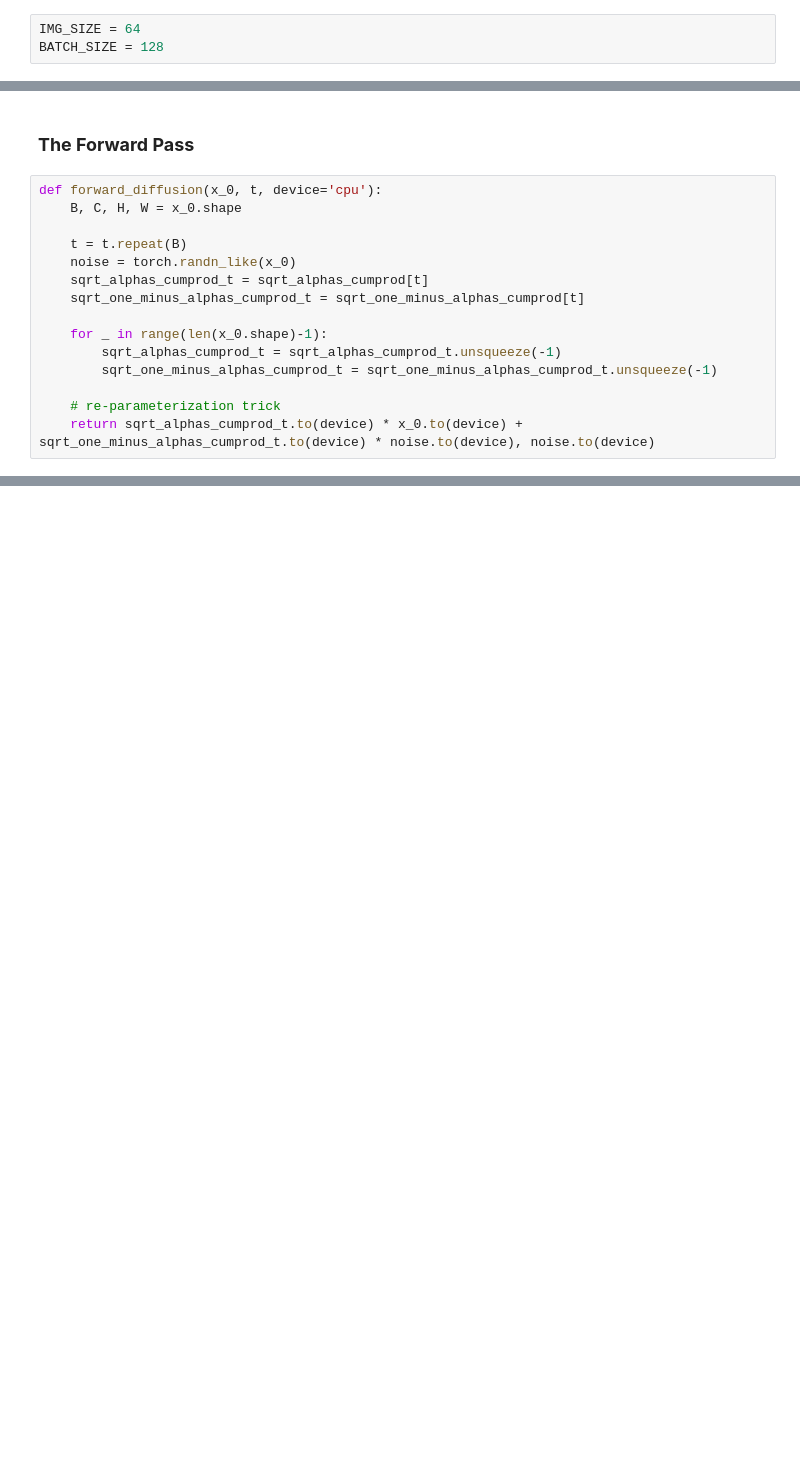
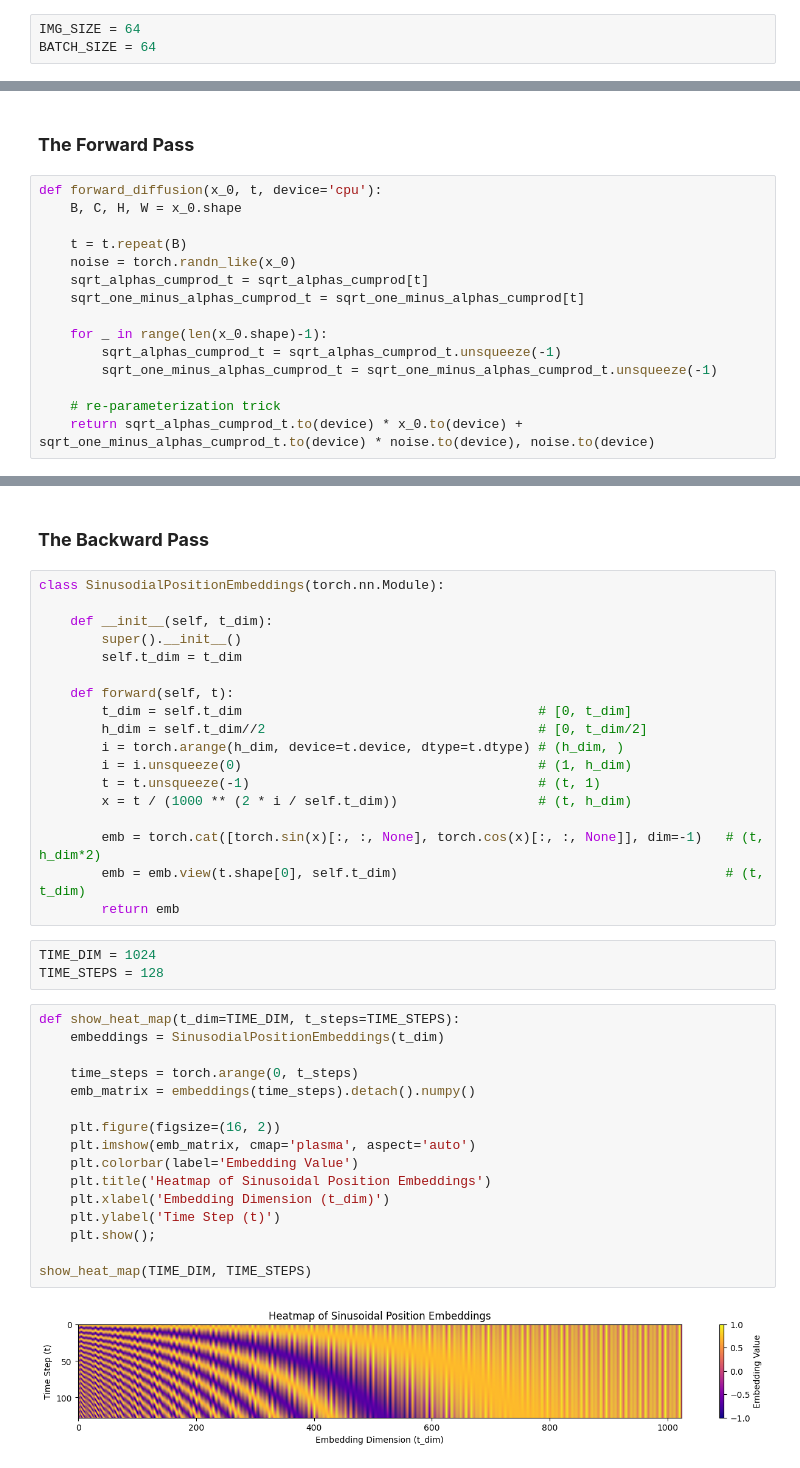
Before and after one commit to kanavgoyal898/noisOut, a Jupyter notebook: test.ipynb, the cells around one changed output, grey strips where cells are left out. Cells and saved outputs as stored; diff of their text form; blank space fills up the shorter version.

Commit message:
sinusoidal embeddings

```diff
--- a/test.ipynb
+++ b/test.ipynb
@@ -28,7 +28,7 @@ show_images(dataset)
 [figure]
 # %%
 IMG_SIZE = 64
-BATCH_SIZE = 128
+BATCH_SIZE = 64
 # %%
 def load_transformed_dataset():
     data_transforms = [
@@ -173,0 +168,41 @@ show_images(pictures)
+# %% [markdown]
+### **The Backward Pass**
+# %%
+class SinusodialPositionEmbeddings(torch.nn.Module):
+
+    def __init__(self, t_dim):
+        super().__init__()
+        self.t_dim = t_dim
+
+    def forward(self, t):
+        t_dim = self.t_dim                                      # [0, t_dim]
+        h_dim = self.t_dim//2                                   # [0, t_dim/2]
+        i = torch.arange(h_dim, device=t.device, dtype=t.dtype) # (h_dim, )
+        i = i.unsqueeze(0)                                      # (1, h_dim)
+        t = t.unsqueeze(-1)                                     # (t, 1)
+        x = t / (1000 ** (2 * i / self.t_dim))                  # (t, h_dim)
+
+        emb = torch.cat([torch.sin(x)[:, :, None], torch.cos(x)[:, :, None]], dim=-1)   # (t, h_dim*2)
+        emb = emb.view(t.shape[0], self.t_dim)                                          # (t, t_dim)
+        return emb
+# %%
+TIME_DIM = 1024
+TIME_STEPS = 128
+# %%
+def show_heat_map(t_dim=TIME_DIM, t_steps=TIME_STEPS):
+    embeddings = SinusodialPositionEmbeddings(t_dim)
+
+    time_steps = torch.arange(0, t_steps)
+    emb_matrix = embeddings(time_steps).detach().numpy()
+
+    plt.figure(figsize=(16, 2))
+    plt.imshow(emb_matrix, cmap='plasma', aspect='auto')
+    plt.colorbar(label='Embedding Value')
+    plt.title('Heatmap of Sinusoidal Position Embeddings')
+    plt.xlabel('Embedding Dimension (t_dim)')
+    plt.ylabel('Time Step (t)')
+    plt.show();
+
+show_heat_map(TIME_DIM, TIME_STEPS)
+# %% [output]
+[figure, added]
```
Also changed, not shown: parts of 4 cells of this notebook.
